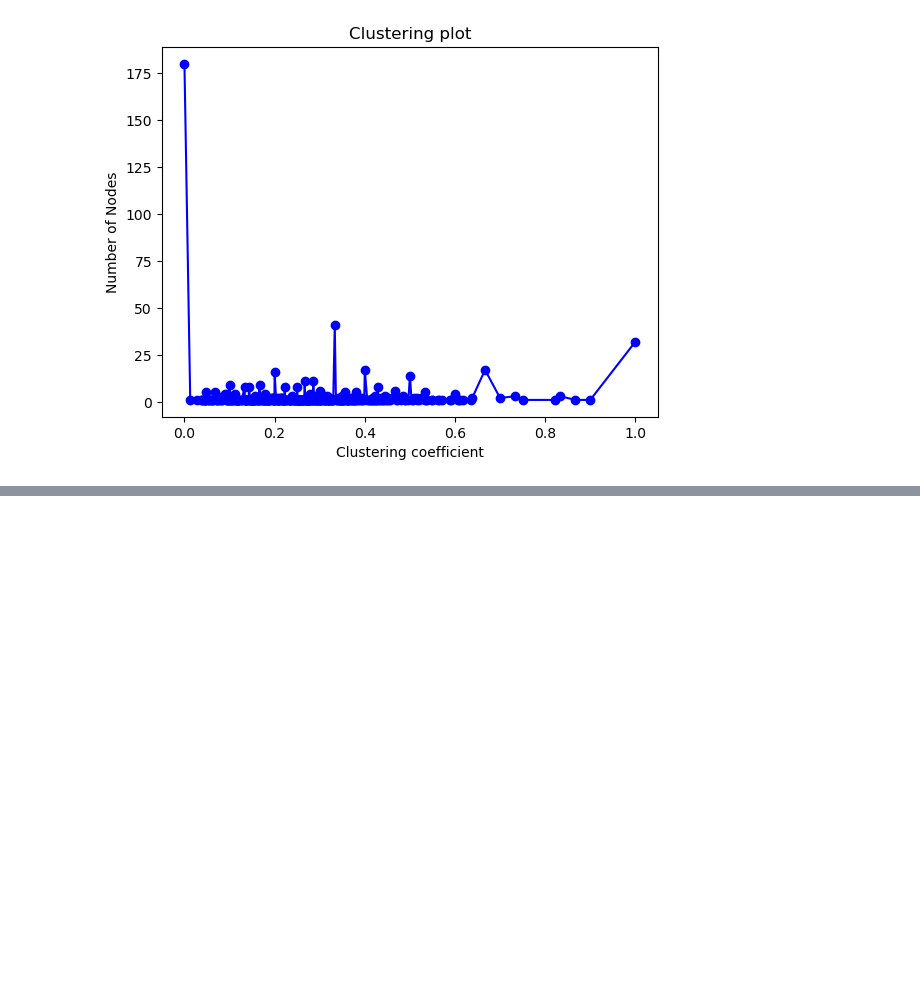
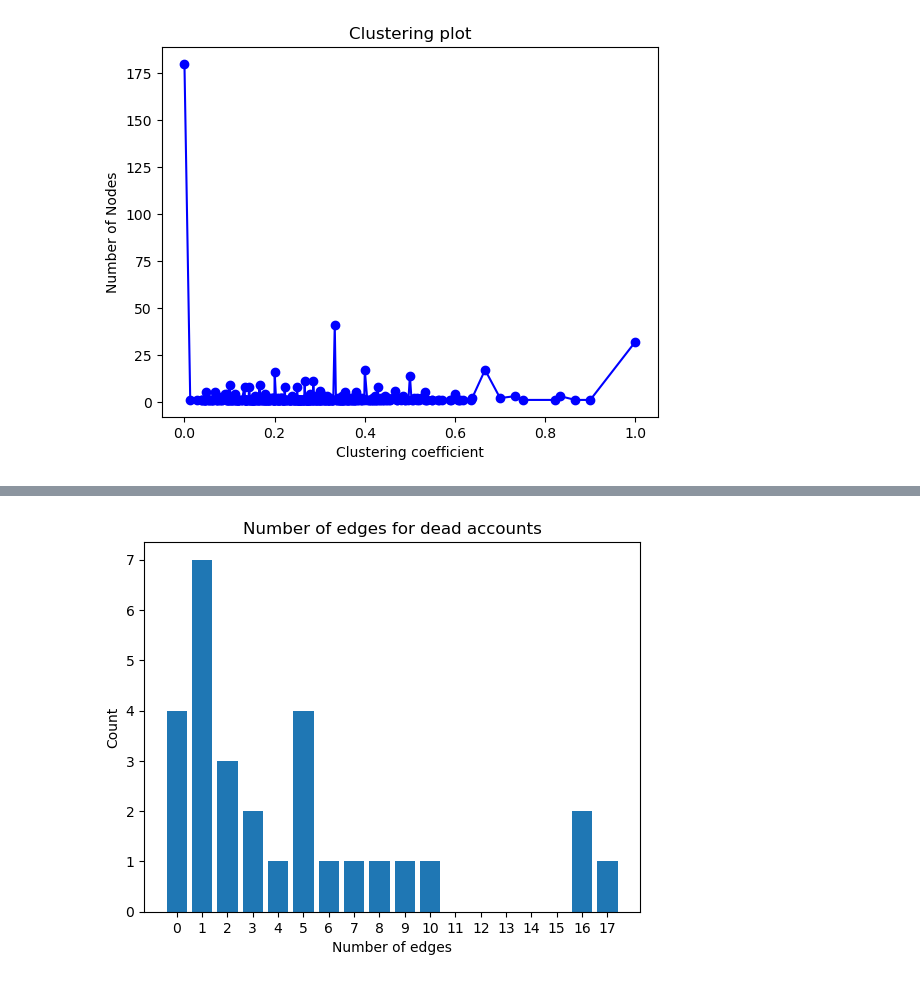
Before and after one commit to Yorlock/AIESS, a Jupyter notebook: Twitch-graph analysis.ipynb, the cells around one changed output, grey strips where cells are left out. Saved outputs shown, nothing was run; the diff lists cells and outputs as text; code cells hidden in the pictures; blank space fills up the shorter version.

```diff
--- a/Twitch-graph analysis.ipynb
+++ b/Twitch-graph analysis.ipynb
@@ -166,0 +160,24 @@ plt.show()
+# %%
+nodes_dead_account = [node for node, attr in twitch_graph.nodes(data=True) if attr.get('dead_account') == 1]
+
+nodes_dead_account_degree = {node: twitch_graph.degree(node) for node in nodes_dead_account}
+
+counts = Counter(nodes_dead_account_degree.values())
+
+#print(nodes_dead_account_degree)
+#print(counts)
+
+labels, values = zip(*Counter(counts).items())
+indexes = np.arange(len(labels))
+
+min_value = np.min(labels)
+max_value = np.max(labels)
+
+plt.bar(labels, values)
+plt.xticks(range(min_value, max_value+1))
+plt.title("Number of edges for dead accounts")
+plt.xlabel("Number of edges")
+plt.ylabel("Count")
+plt.show()
+# %% [output]
+[figure, added]
```
Also changed, not shown: parts of 12 cells of this notebook.
